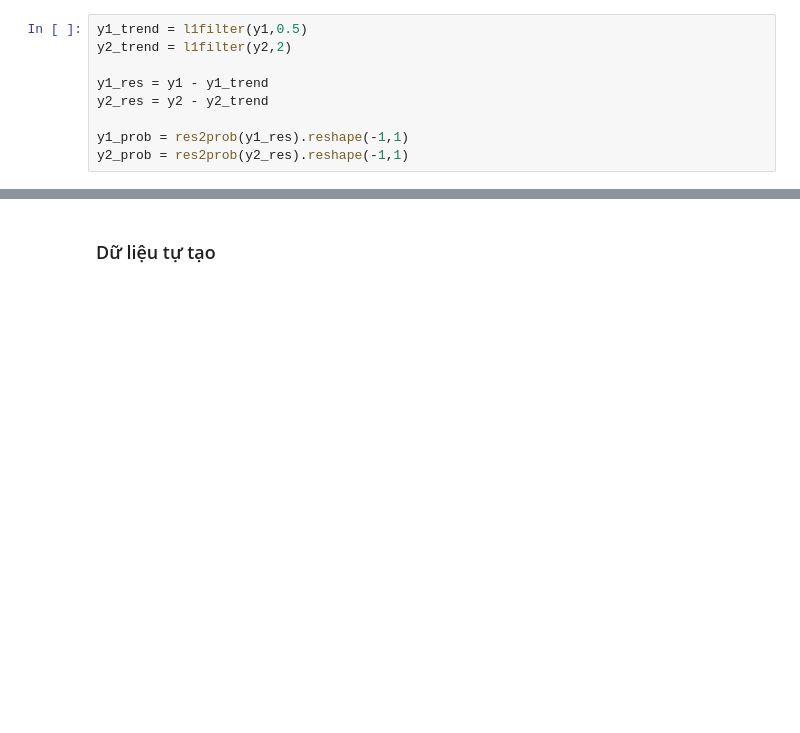
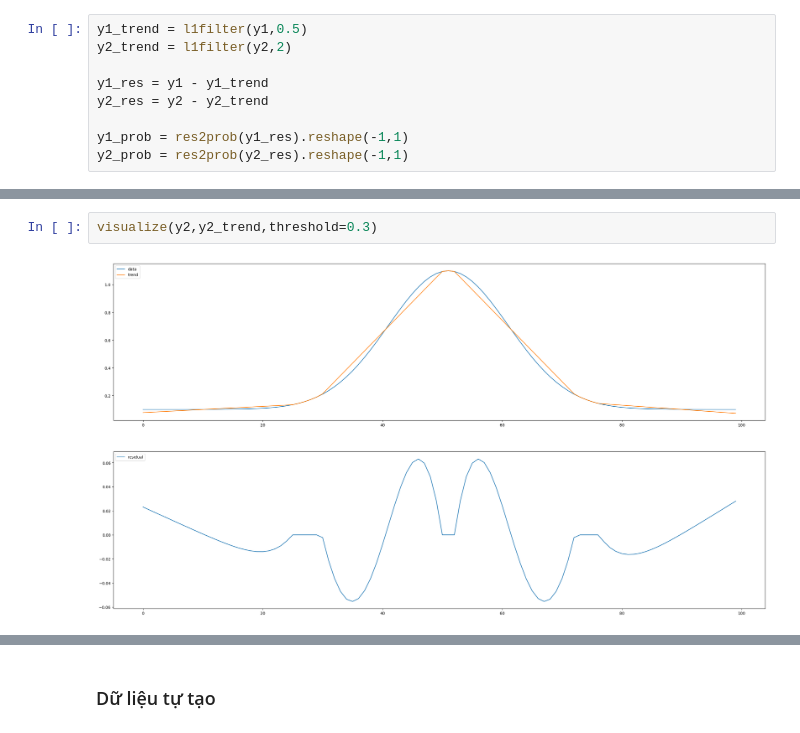
Before and after one commit to ducphuE10/robust-OPW, a Jupyter notebook: run.ipynb, the cells around one changed output, grey strips where cells are left out. Drawn from its saved outputs; the diff is of its cells as text; blank space fills up the shorter version.

```diff
--- a/run.ipynb
+++ b/run.ipynb
@@ -50,0 +108,4 @@ visualize(y1,y1_trend,threshold=0.3)
+# %%
+visualize(y2,y2_trend,threshold=0.3)
+# %% [output]
+[figure, added]
```
Also changed, not shown: parts of 23 cells of this notebook, 7 other files.
